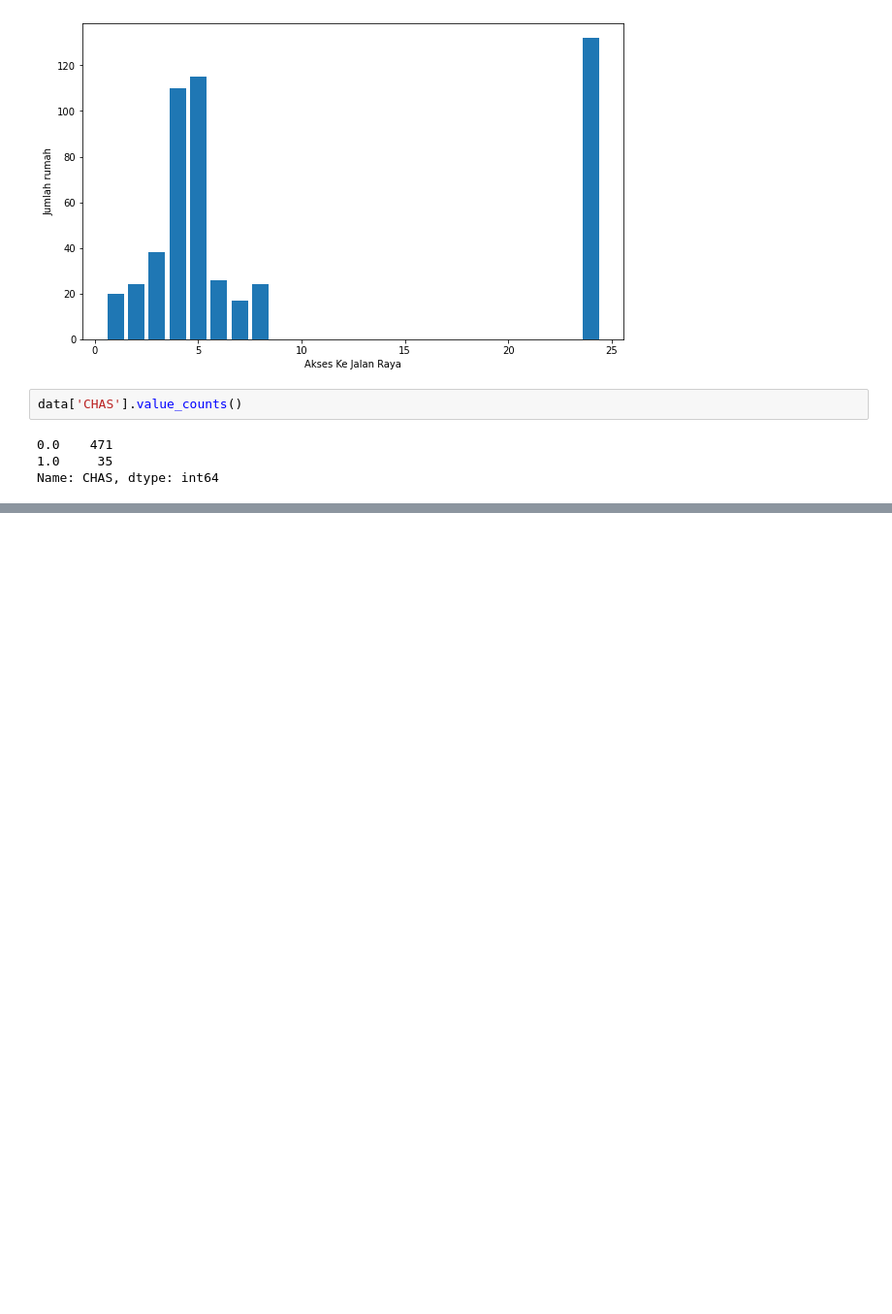
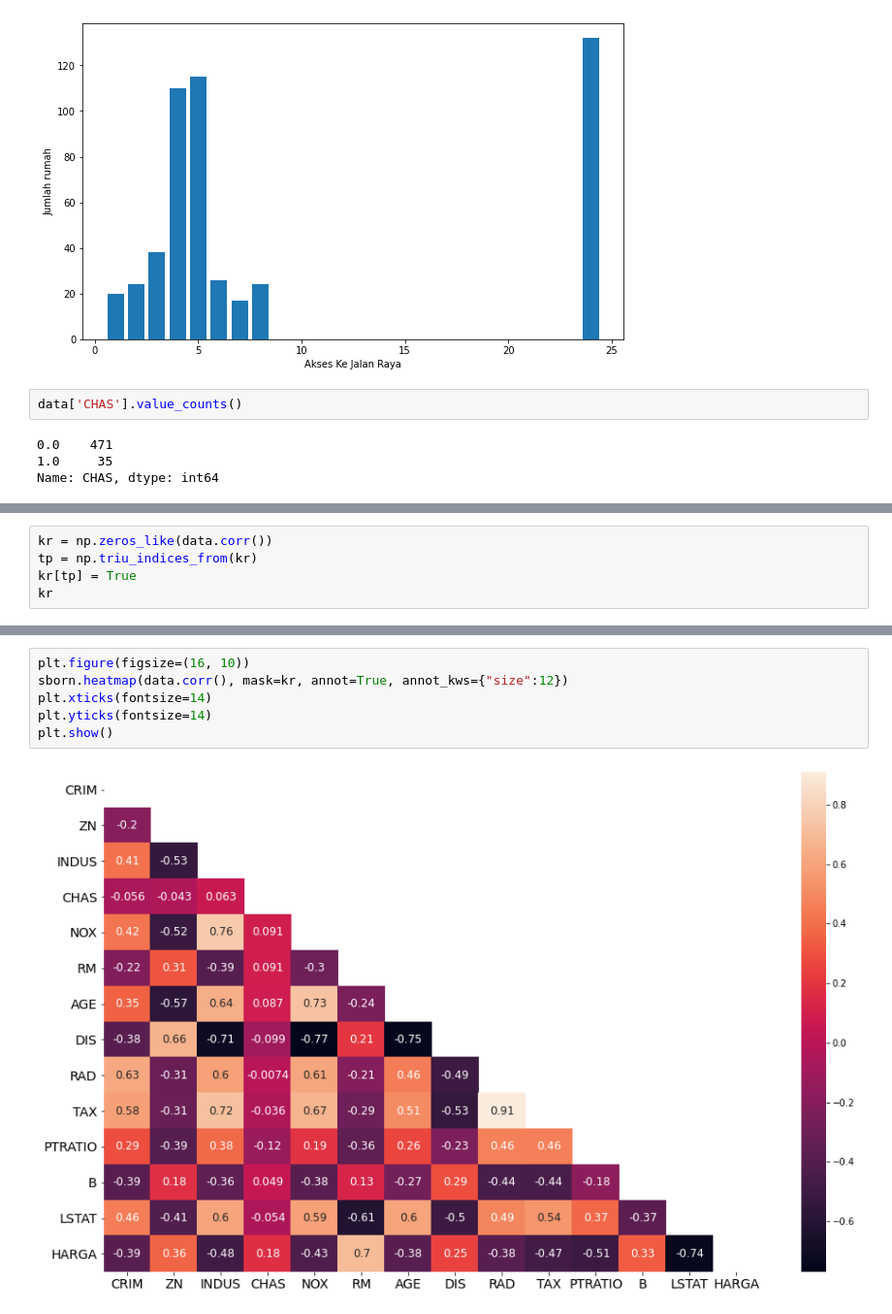
Before and after one commit to SynthpX/Predict-20-Nov-2020, a Jupyter notebook: pred20nov.ipynb, the cells around one changed output, grey strips where cells are left out. Shown at 97% size. Drawn from its saved outputs; the diff is of its cells as text; blank space fills up the shorter version.

```diff
--- a/pred20nov.ipynb
+++ b/pred20nov.ipynb
@@ -235,0 +362,5 @@ Name: CHAS, dtype: int64
+# %%
+kr = np.zeros_like(data.corr())
+tp = np.triu_indices_from(kr)
+kr[tp] = True
+kr
@@ -235,0 +382,8 @@ Name: CHAS, dtype: int64
+# %%
+plt.figure(figsize=(16, 10))
+sborn.heatmap(data.corr(), mask=kr, annot=True, annot_kws={"size":12})
+plt.xticks(fontsize=14)
+plt.yticks(fontsize=14)
+plt.show()
+# %% [output]
+[figure, added]
```
Also changed, not shown: parts of 17 cells of this notebook, 1 other file.
